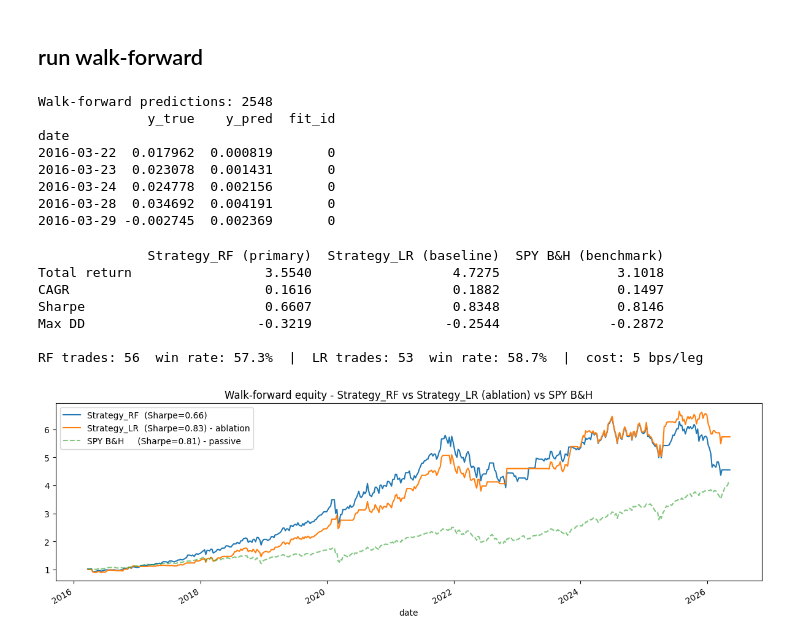
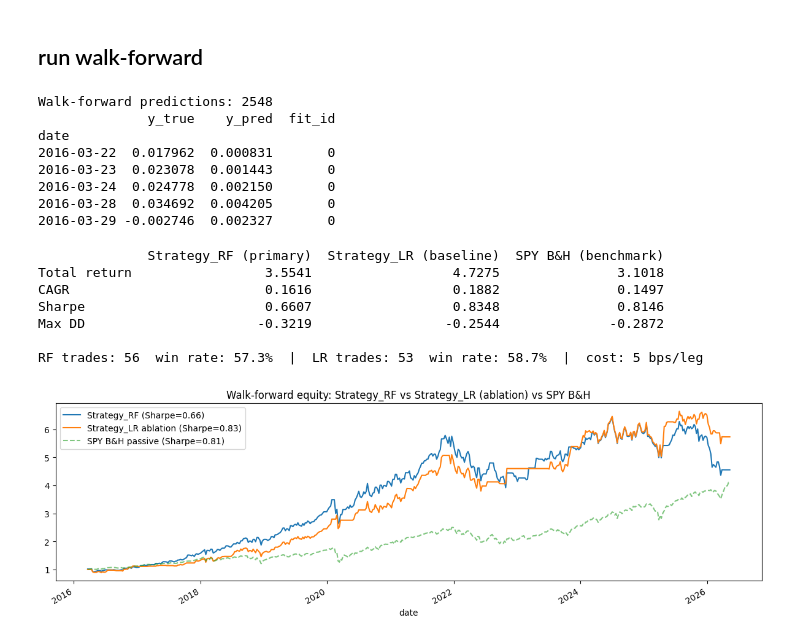
Before and after one commit to hqkh4nh/stocksight-ml, a Jupyter notebook: notebooks/01_main_pipeline.ipynb, the cells around one changed output. Cells and saved outputs as stored; diff of their text form; code cells hidden in the pictures.

```diff
--- a/notebooks/01_main_pipeline.ipynb
+++ b/notebooks/01_main_pipeline.ipynb
@@ -277,8 +274,8 @@ X, y, feature_cols = split_xy(feat_df)
 X_train, y_train, X_val, y_val, X_test, y_test = time_split(X, y)
 print(f"train: {len(X_train)}  val: {len(X_val)}  test: {len(X_test)}")
 
-# winsorize target (default +/-2 sigma - see src/features.py for rationale)
-mean_, std_, lo_, hi_ = fit_winsorize(y_train)
+# clip target outliers on train; reuse the same bounds on val/test
+_, _, lo_, hi_ = fit_winsorize(y_train)
 y_train = y_train.clip(lo_, hi_)
 y_val   = y_val.clip(lo_, hi_)
 y_test  = y_test.clip(lo_, hi_)
@@ -423,7 +421,7 @@ plt.legend(); plt.tight_layout(); plt.show()
 # %%
 from src.forecast import walk_forward
 
-# use the tuned hyperparams from Phần 6 so walk-forward matches the chosen model
+# reuse tuned params from cell 32 so walk-forward matches the eval model
 wf_rf_kwargs = dict(**best_params, random_state=SEED, n_jobs=-1)
 wf = walk_forward(X, y, initial_train=1000, refit_every=21, horizon=5, rf_kwargs=wf_rf_kwargs)
 print("Walk-forward predictions:", len(wf))
@@ -432,56 +430,54 @@ print(wf.head())
 Walk-forward predictions: 2548
               y_true    y_pred  fit_id
 date
-2016-03-22  0.017962  0.000819       0
-2016-03-23  0.023078  0.001431       0
-2016-03-24  0.024778  0.002156       0
-2016-03-28  0.034692  0.004191       0
-2016-03-29 -0.002745  0.002369       0
+2016-03-22  0.017962  0.000831       0
+2016-03-23  0.023078  0.001443       0
+2016-03-24  0.024778  0.002150       0
+2016-03-28  0.034692  0.004205       0
+2016-03-29 -0.002746  0.002327       0
 # %%
 from sklearn.linear_model import LinearRegression
 from src.forecast import walk_forward, backtest_strategy, perf_metrics
 from src.data     import fetch_stock
 
-# --- 1. Strategy (RF, primary model) ---
+# RF strategy (primary)
 result = backtest_strategy(wf, horizon=5, cost_bps=5)
 
-# --- 2. LR baseline (same framework, simpler model) ---
+# LR baseline: same framework, simpler model
 wf_lr  = walk_forward(X, y, initial_train=1000, refit_every=21, horizon=5,
                       model_factory=lambda: LinearRegression())
 lr_res = backtest_strategy(wf_lr, horizon=5, cost_bps=5)
 
-# --- 3. SPY B&H (passive benchmark) ---
+# SPY buy-and-hold: passive market benchmark
 spy        = fetch_stock("SPY")
 spy_fwd_lr = np.log(spy["Close"].shift(-5) / spy["Close"])
 spy_ret    = spy_fwd_lr.reindex(result["bh_ret"].index).dropna()
 spy_m      = perf_metrics(spy_ret, horizon=5)
 
-# --- 4. Metrics table ---
 def row(d): return [d["total_return"], d["cagr"], d["sharpe"], d["max_dd"]]
 table = pd.DataFrame({
     "Strategy_RF (primary)":  row(result),
     "Strategy_LR (baseline)": row(lr_res),
     "SPY B&H (benchmark)":    row(spy_m),
 }, index=["Total return", "CAGR", "Sharpe", "Max DD"])
 print(table.round(4).to_string())
 print(f"\nRF trades: {result['num_trades']}  win rate: {result['win_rate']*100:.1f}%"
       f"  |  LR trades: {lr_res['num_trades']}  win rate: {lr_res['win_rate']*100:.1f}%"
       f"  |  cost: {result['cost_bps']} bps/leg")
 
-# --- 5. Equity curves ---
 fig, ax = plt.subplots(figsize=(12, 4))
-result["equity"].plot(ax=ax, label=f"Strategy_RF  (Sharpe={result['sharpe']:.2f})")
-lr_res["equity"].plot(ax=ax, label=f"Strategy_LR  (Sharpe={lr_res['sharpe']:.2f}) - ablation")
-spy_m["equity"].plot(ax=ax,  label=f"SPY B&H     (Sharpe={spy_m['sharpe']:.2f}) - passive",
+result["equity"].plot(ax=ax, label=f"Strategy_RF (Sharpe={result['sharpe']:.2f})")
+lr_res["equity"].plot(ax=ax, label=f"Strategy_LR ablation (Sharpe={lr_res['sharpe']:.2f})")
+spy_m["equity"].plot(ax=ax,  label=f"SPY B&H passive (Sharpe={spy_m['sharpe']:.2f})",
                      linestyle="--", alpha=0.6)
-ax.set_title("Walk-forward equity - Strategy_RF vs Strategy_LR (ablation) vs SPY B&H")
+ax.set_title("Walk-forward equity: Strategy_RF vs Strategy_LR (ablation) vs SPY B&H")
 ax.legend(); plt.tight_layout(); plt.show()
 # %% [output]
               Strategy_RF (primary)  Strategy_LR (baseline)  SPY B&H (benchmark)
-Total return                 3.5540                  4.7275               3.1018
+Total return                 3.5541                  4.7275               3.1018
 CAGR                         0.1616                  0.1882               0.1497
 Sharpe                       0.6607                  0.8348               0.8146
 Max DD                      -0.3219                 -0.2544              -0.2872
 
 RF trades: 56  win rate: 57.3%  |  LR trades: 53  win rate: 58.7%  |  cost: 5 bps/leg
-[figure, old version]
+[figure, new version]
```
Also changed, not shown: parts of 14 cells of this notebook.
